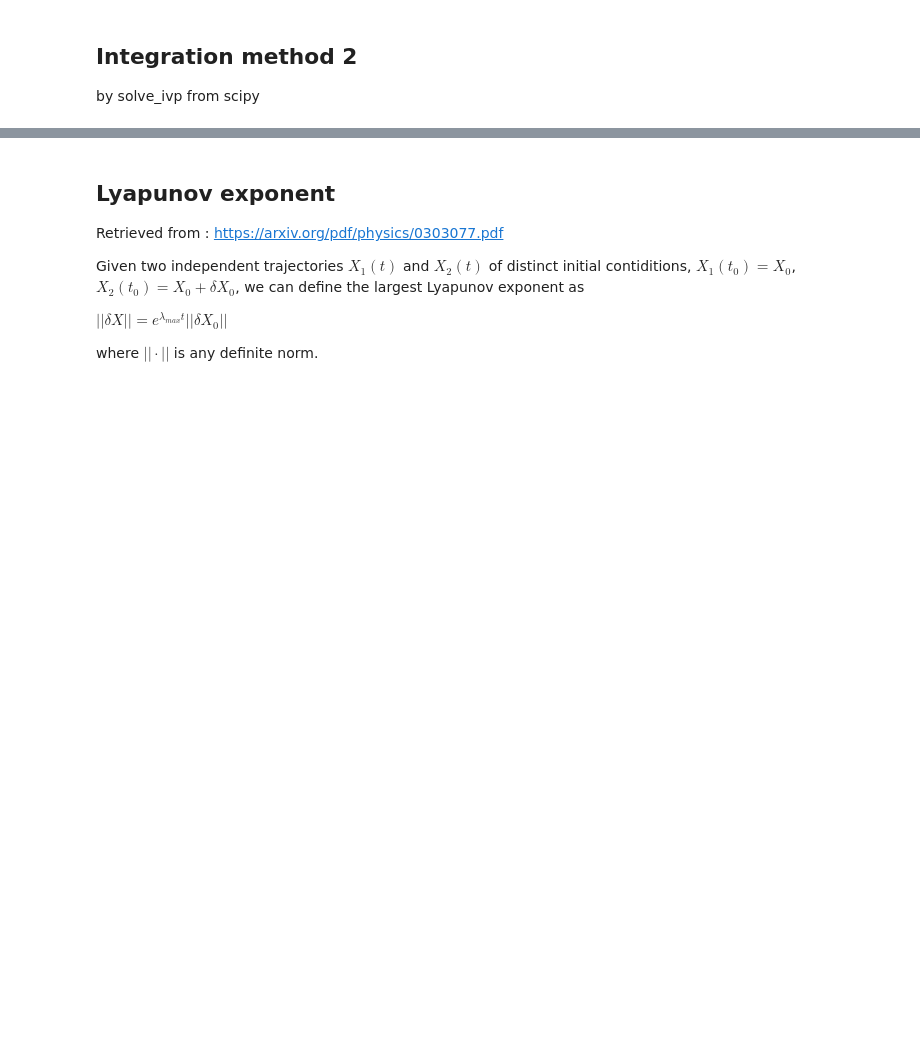
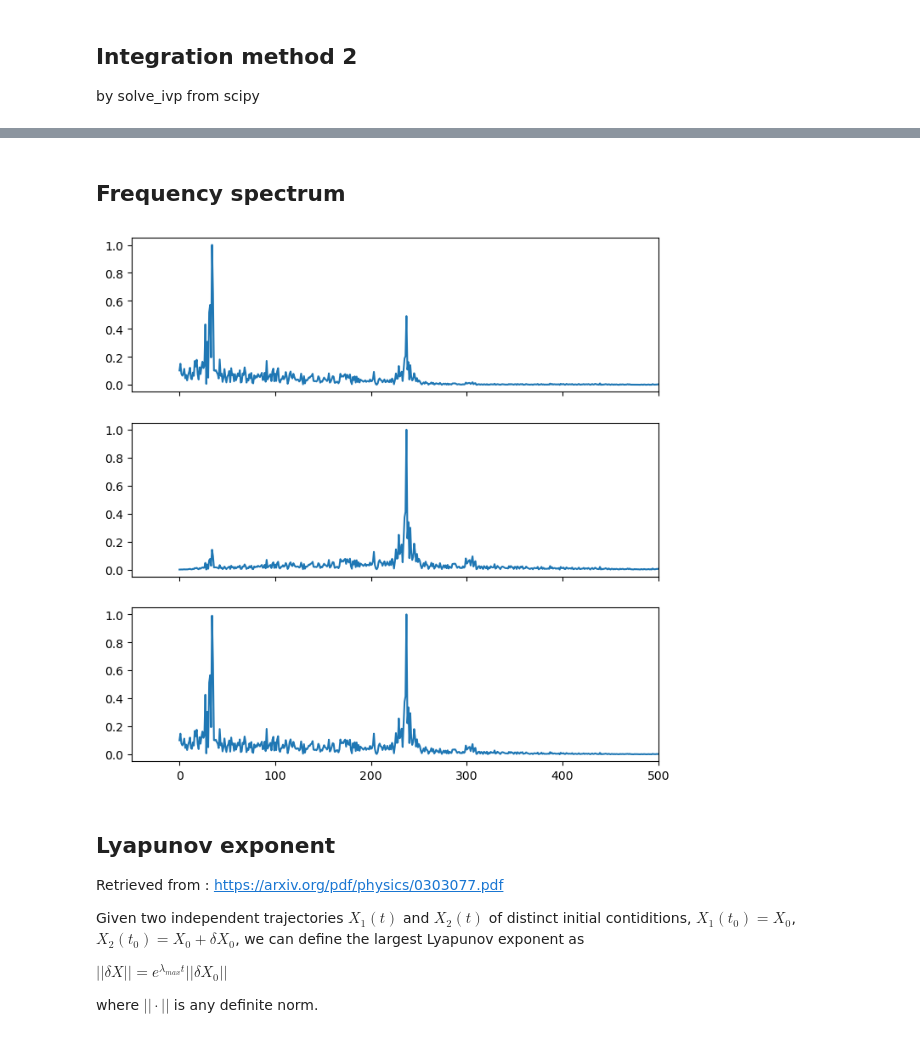
Before and after one commit to Chwanhee/Metrology, a Jupyter notebook: Report_2/Autonomous_Chua.ipynb, the cells around one changed output, grey strips where cells are left out. Saved outputs shown, nothing was run; the diff lists cells and outputs as text; code cells hidden in the pictures; blank space fills up the shorter version.

```diff
--- a/Report_2/Autonomous_Chua.ipynb
+++ b/Report_2/Autonomous_Chua.ipynb
@@ -299,3 +260,24 @@ plt.grid()
+# %% [markdown]
+## Frequency spectrum
+# %%
+fourier = [np.abs(fft.fft(sol)) for sol in [x_sol,y_sol,z_sol]]
+fourier = [fou/np.max(fou) for fou in fourier]
+
+samp = 1e5
+tau = 1/samp # time interval
+
+freq = fft.fftfreq(len(x_sol), tau)
+
+fig,axs = plt.subplots(3,1,figsize=(8,8),sharex=True)
+
+axs[0].set_xlim(-50,500, emit=True, auto=False)
+
+for i in range(3):
+    axs[i].plot(freq[freq>=0], fourier[i][freq>=0])
+
+plt.show()
+# %% [output]
+[figure, added]
 # %% [markdown]
 ## Lyapunov exponent
 
```
Also changed, not shown: parts of 16 cells of this notebook, 1 other file.
